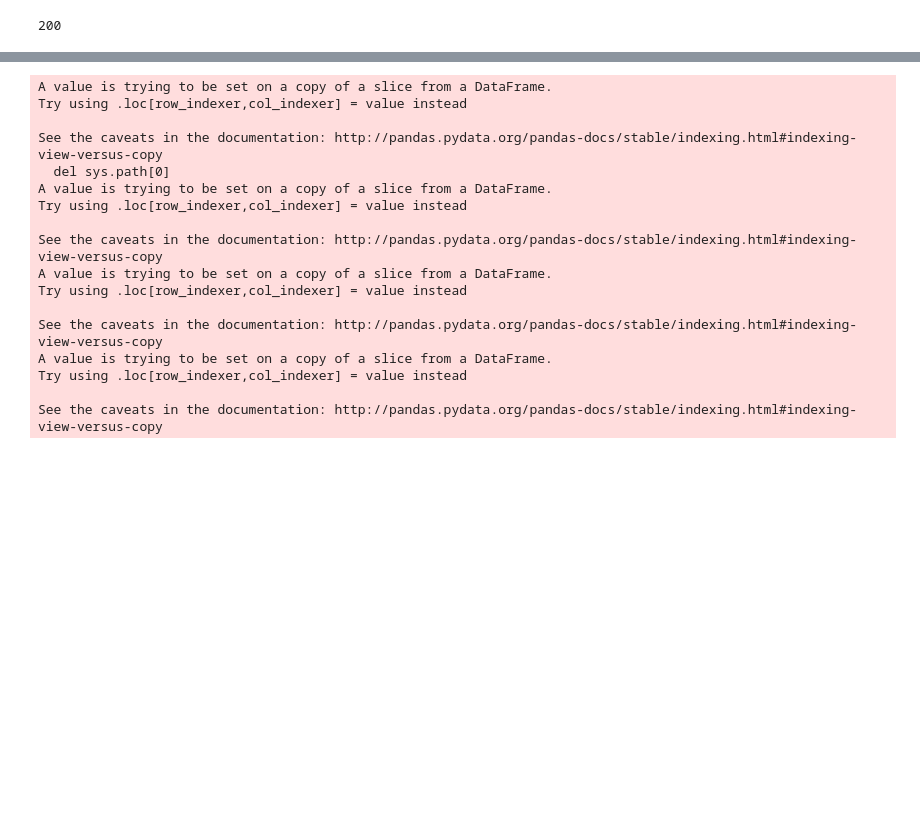
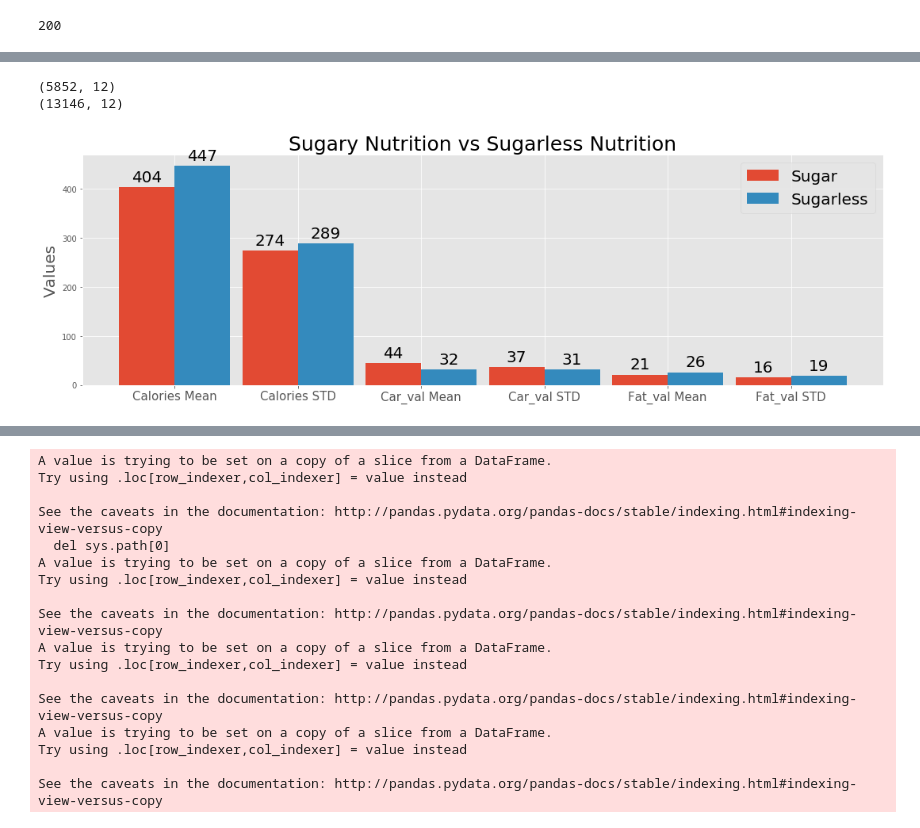
Before and after one commit to esotewic/Recipe_Hypothesis_Test, a Jupyter notebook: recipe_eda.ipynb, the cells around one changed output, grey strips where cells are left out. Cells and saved outputs as stored; diff of their text form; code cells hidden in the pictures; blank space fills up the shorter version.

```diff
--- a/recipe_eda.ipynb
+++ b/recipe_eda.ipynb
@@ -77,0 +348,15 @@ summer_nutrition = Summer[['Calories', 'Carbohydrates', 'Cholesterol',
+# %%
+def find_toofat(x):
+    if x['Calories']<2800 and x['Fat_val']<93: return True
+    return False
+
+mask = sugar_yes.apply(find_toofat,axis=1)
+#print(mask)
+
+sugary = sugar_yes[mask]
+
+
+mask = sugar_no.apply(find_toofat,axis=1)
+#print(mask)
+
+sugarn = sugar_no[mask]
@@ -77,0 +366,57 @@ summer_nutrition = Summer[['Calories', 'Carbohydrates', 'Cholesterol',
+# %%
+print(sugary1.shape)
+print(sugarn1.shape)
+# %% [output]
+(5852, 12)
+(13146, 12)
+# %%
+nutrition_list = ['Calories', 'Car_val', 'Fat_val']
+def nutrition_bar_graph(nutrition_list):
+    '''
+    Plots nutrition into bar graph
+
+    Arr: list of nutrtions
+
+    returns: graph of mean and std comparison'''
+    labels = []
+    summer_means = []
+    winter_means = []
+    for i in nutrition_list:
+        labels.append(i + ' Mean')
+        labels.append(i + ' STD')
+        summer_means.append(round(sugary1[i].mean()))
+        summer_means.append(round(sugary1[i].std()))
+        winter_means.append(round(sugarn1[i].mean()))
+        winter_means.append(round(sugarn1[i].std()))
+
+    x = np.arange(len(labels))
+    width = .45
+
+    fig,ax=plt.subplots(figsize=(15,5))
+    rects1 = ax.bar(x - width/2, summer_means, width, label='Sugar')
+    rects2 = ax.bar(x + width/2, winter_means, width, label='Sugarless')
+
+    ax.set_ylabel('Values',fontsize=20)
+    ax.set_title('Sugary Nutrition vs Sugarless Nutrition',fontsize=25)
+    ax.set_xticks(x)
+    ax.set_xticklabels(labels,fontsize=15)
+    ax.legend(fontsize=20)
+
+    def autolabel(rects):
+        for rect in rects:
+            height = rect.get_height()
+            ax.annotate('{}'.format(height),
+                       xy=(rect.get_x() + rect.get_width() / 2, height),
+                       xytext=(0,3),
+                       textcoords = 'offset points',
+                       ha='center', va='bottom',fontsize=20)
+
+    autolabel(rects1)
+    autolabel(rects2)
+
+    fig.tight_layout()
+    plt.show()
+
+nutrition_bar_graph(nutrition_list)
+# %% [output]
+[figure, added]
```
Also changed, not shown: parts of 97 cells of this notebook.
